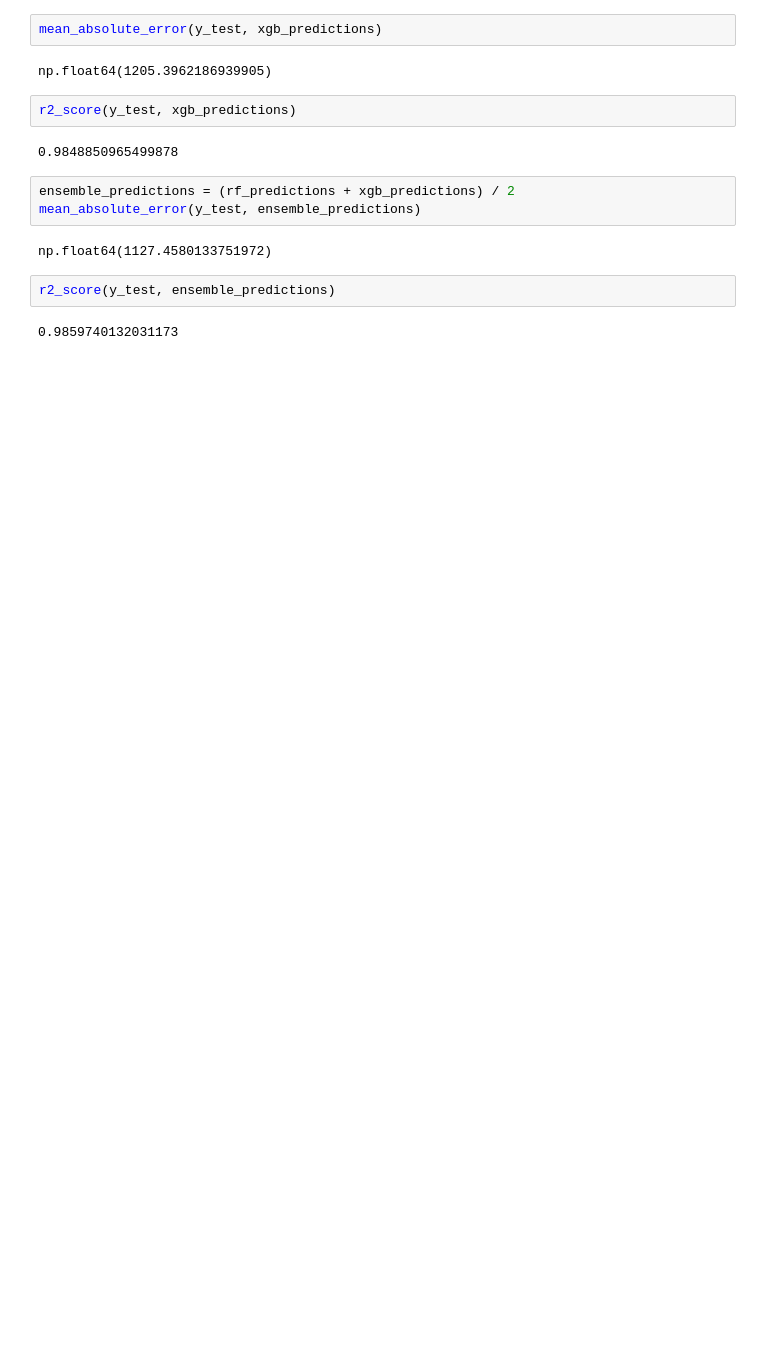
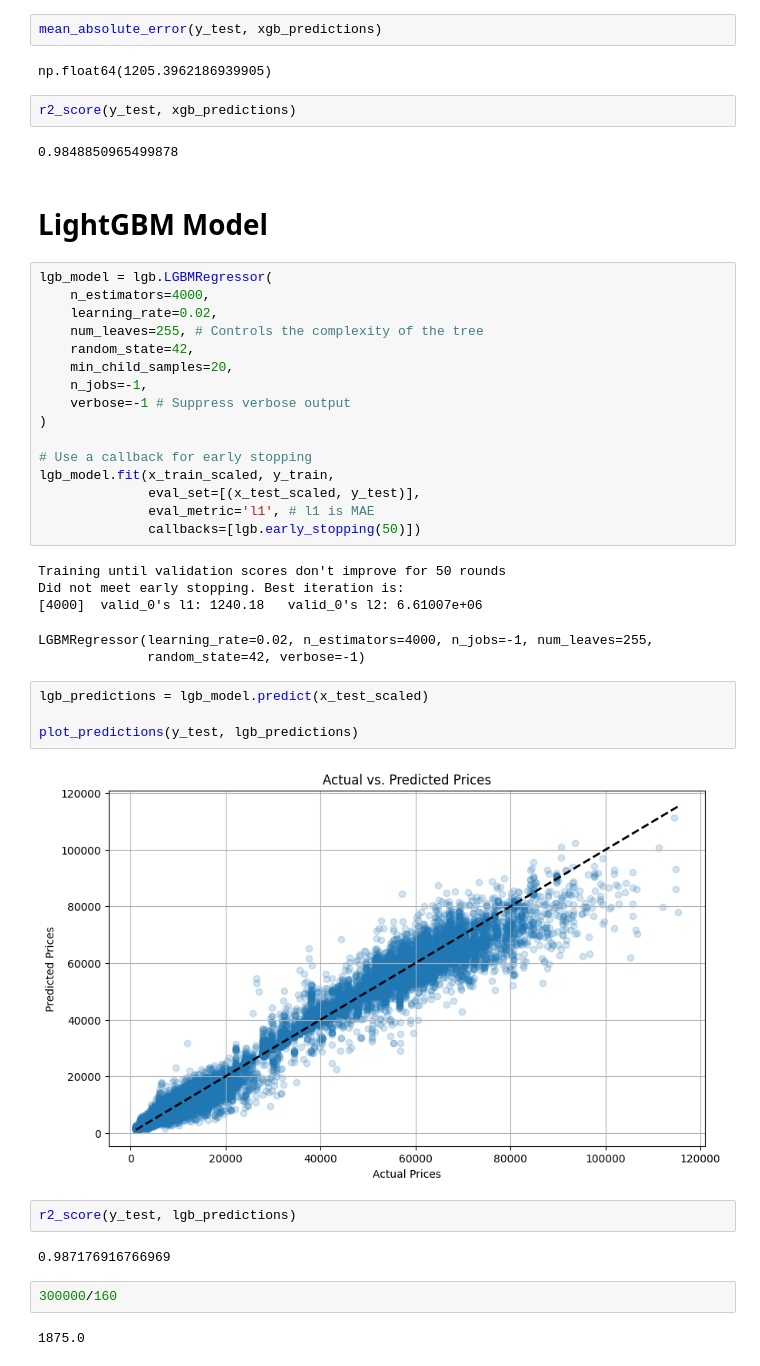
Before and after one commit to a-gud-boy/Stratohack, a Jupyter notebook: stratohack.ipynb, the cells around one changed output. Saved outputs shown, nothing was run; the diff lists cells and outputs as text; blank space fills up the shorter version.

Commit message:
Added various models

```diff
--- a/stratohack.ipynb
+++ b/stratohack.ipynb
@@ -370,12 +374,41 @@ np.float64(1205.3962186939905)
 r2_score(y_test, xgb_predictions)
 # %% [output]
 0.9848850965499878
-# %%
-ensemble_predictions = (rf_predictions + xgb_predictions) / 2
-mean_absolute_error(y_test, ensemble_predictions)
-# %% [output]
-np.float64(1127.4580133751972)
-# %%
-r2_score(y_test, ensemble_predictions)
-# %% [output]
-0.9859740132031173
+# %% [markdown]
+# LightGBM Model
+# %%
+lgb_model = lgb.LGBMRegressor(
+    n_estimators=4000,
+    learning_rate=0.02,
+    num_leaves=255, # Controls the complexity of the tree
+    random_state=42,
+    min_child_samples=20,
+    n_jobs=-1,
+    verbose=-1 # Suppress verbose output
+)
+
+# Use a callback for early stopping
+lgb_model.fit(x_train_scaled, y_train,
+              eval_set=[(x_test_scaled, y_test)],
+              eval_metric='l1', # l1 is MAE
+              callbacks=[lgb.early_stopping(50)])
+# %% [output]
+Training until validation scores don't improve for 50 rounds
+Did not meet early stopping. Best iteration is:
+[4000]  valid_0's l1: 1240.18   valid_0's l2: 6.61007e+06
+LGBMRegressor(learning_rate=0.02, n_estimators=4000, n_jobs=-1, num_leaves=255,
+              random_state=42, verbose=-1)
+# %%
+lgb_predictions = lgb_model.predict(x_test_scaled)
+
+plot_predictions(y_test, lgb_predictions)
+# %% [output]
+[figure, added]
+# %%
+r2_score(y_test, lgb_predictions)
+# %% [output]
+0.987176916766969
+# %%
+300000/160
+# %% [output]
+1875.0
```
Also changed, not shown: parts of 19 cells of this notebook, 1 other file.
